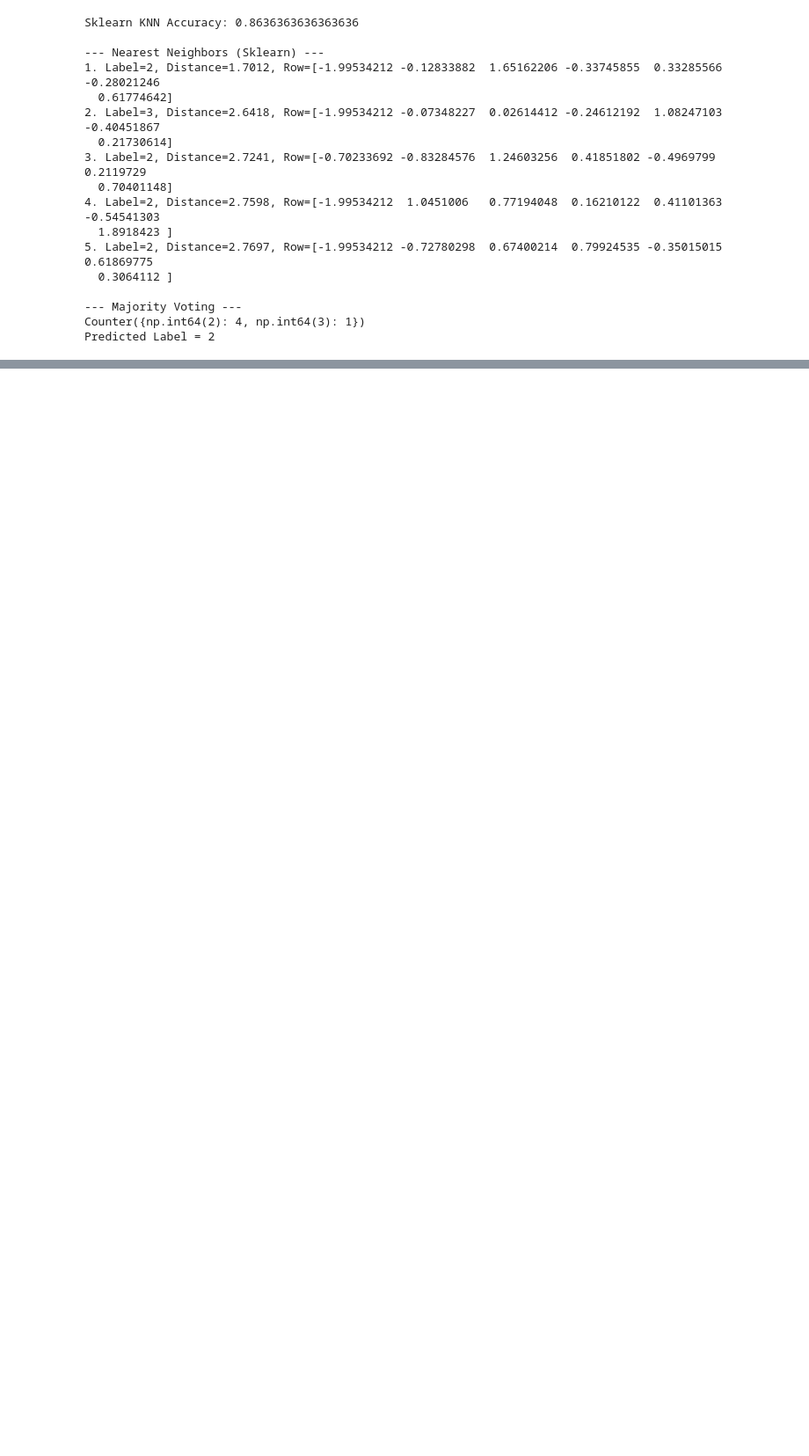
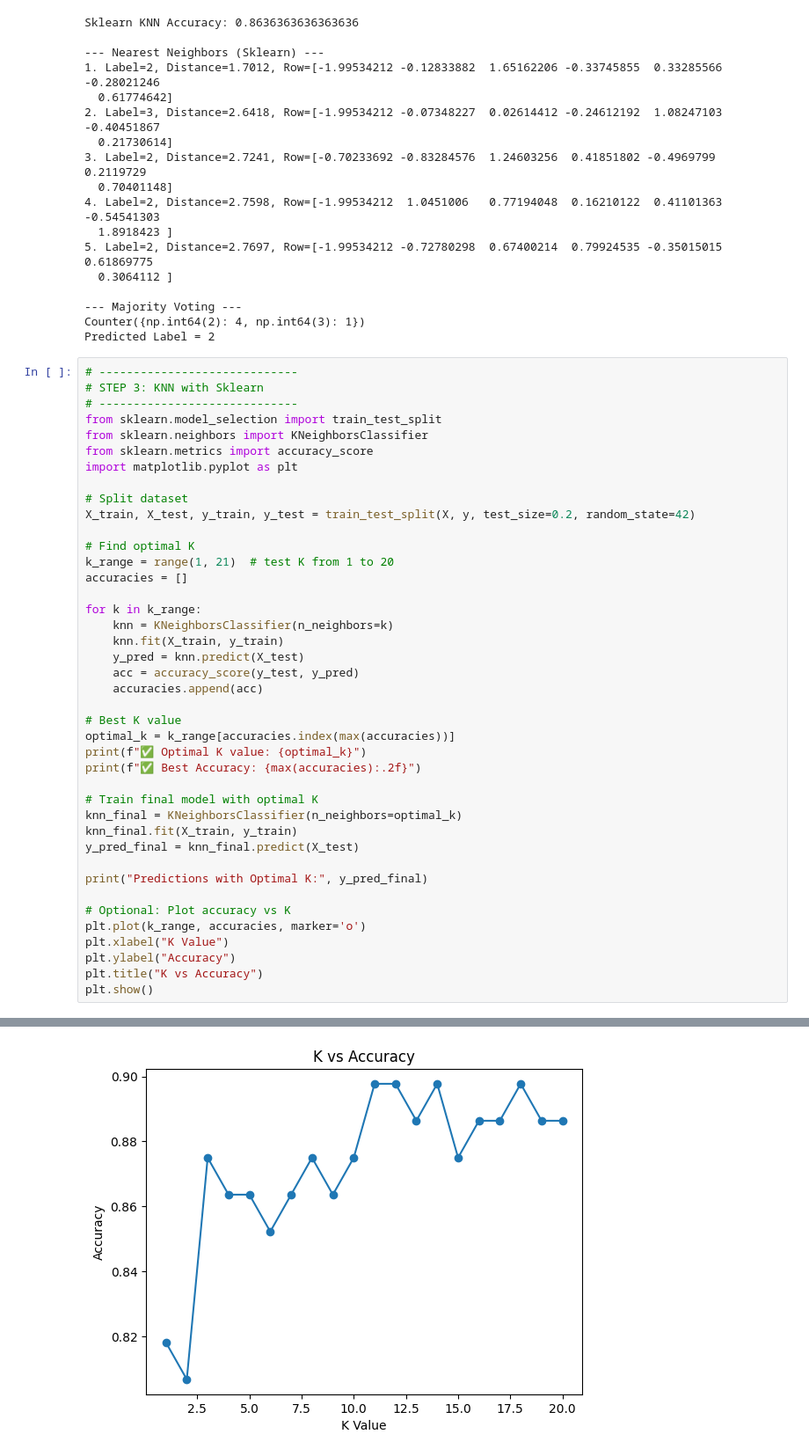
Before and after one commit to Gnana-Prudhvi-Rasamsetti/Machine-learning, a Jupyter notebook: KNN1_AP23110010542.ipynb, the cells around one changed output, grey strips where cells are left out. Shown at 88% size. Drawn from its saved outputs; the diff is of its cells as text; blank space fills up the shorter version.

```diff
--- a/KNN1_AP23110010542.ipynb
+++ b/KNN1_AP23110010542.ipynb
@@ -180,3 +237,45 @@ Sklearn KNN Accuracy: 0.8636363636363636
 --- Majority Voting ---
 Counter({np.int64(2): 4, np.int64(3): 1})
 Predicted Label = 2
+# %%
+# -----------------------------
+# STEP 3: KNN with Sklearn
+# -----------------------------
+from sklearn.model_selection import train_test_split
+from sklearn.neighbors import KNeighborsClassifier
+from sklearn.metrics import accuracy_score
+import matplotlib.pyplot as plt
+
+# Split dataset
+X_train, X_test, y_train, y_test = train_test_split(X, y, test_size=0.2, random_state=42)
+
+# Find optimal K
+k_range = range(1, 21)  # test K from 1 to 20
+accuracies = []
+
+for k in k_range:
+    knn = KNeighborsClassifier(n_neighbors=k)
+    knn.fit(X_train, y_train)
+    y_pred = knn.predict(X_test)
+    acc = accuracy_score(y_test, y_pred)
+    accuracies.append(acc)
+
+# Best K value
+optimal_k = k_range[accuracies.index(max(accuracies))]
+print(f"✅ Optimal K value: {optimal_k}")
+print(f"✅ Best Accuracy: {max(accuracies):.2f}")
+
+# Train final model with optimal K
+knn_final = KNeighborsClassifier(n_neighbors=optimal_k)
+knn_final.fit(X_train, y_train)
+y_pred_final = knn_final.predict(X_test)
+
+print("Predictions with Optimal K:", y_pred_final)
+
+# Optional: Plot accuracy vs K
+plt.plot(k_range, accuracies, marker='o')
+plt.xlabel("K Value")
+plt.ylabel("Accuracy")
+plt.title("K vs Accuracy")
+plt.show()
+# %% [output]
@@ -182,0 +287 @@ Predicted Label = 2
+[figure, added]
```
Also changed, not shown: parts of 2 cells of this notebook.
